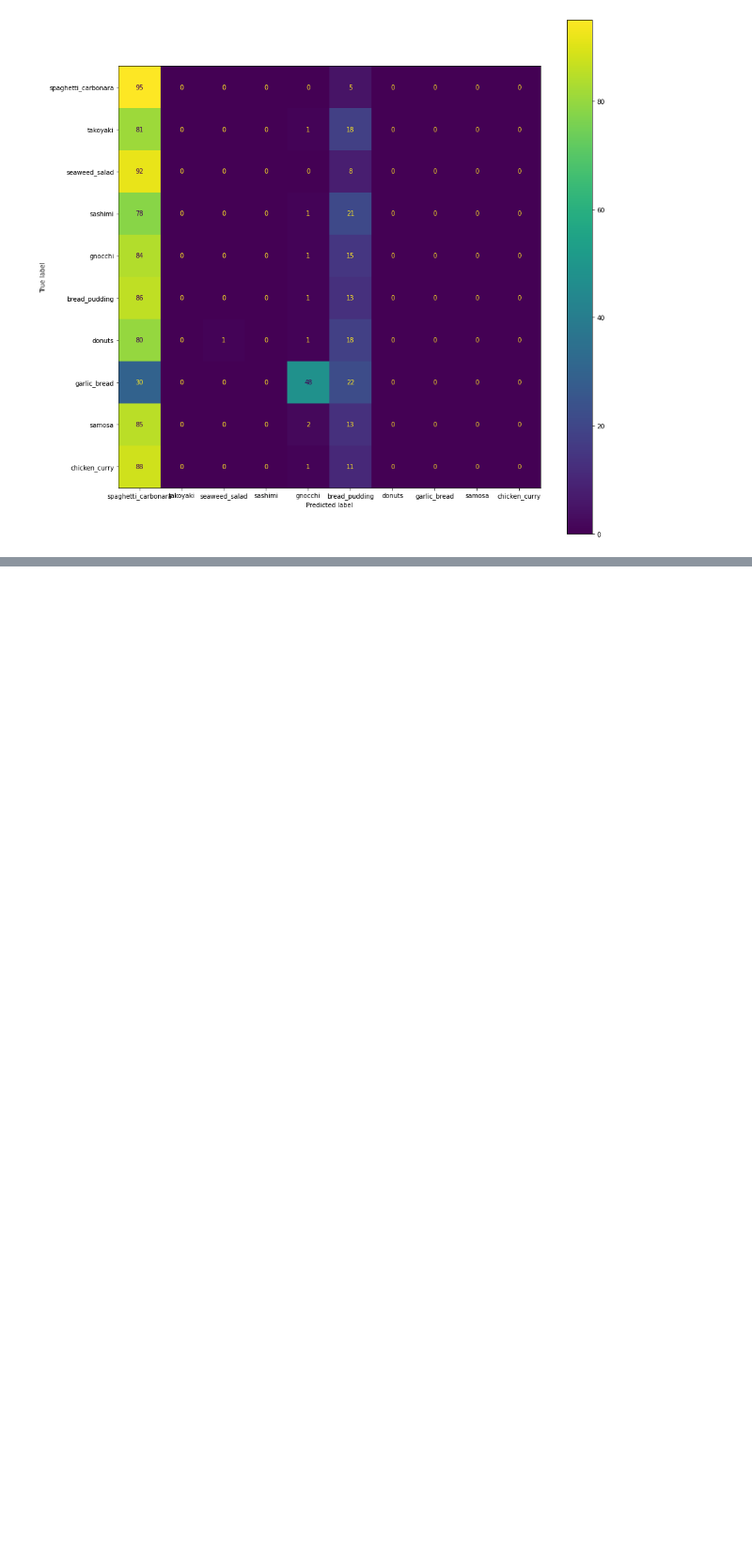
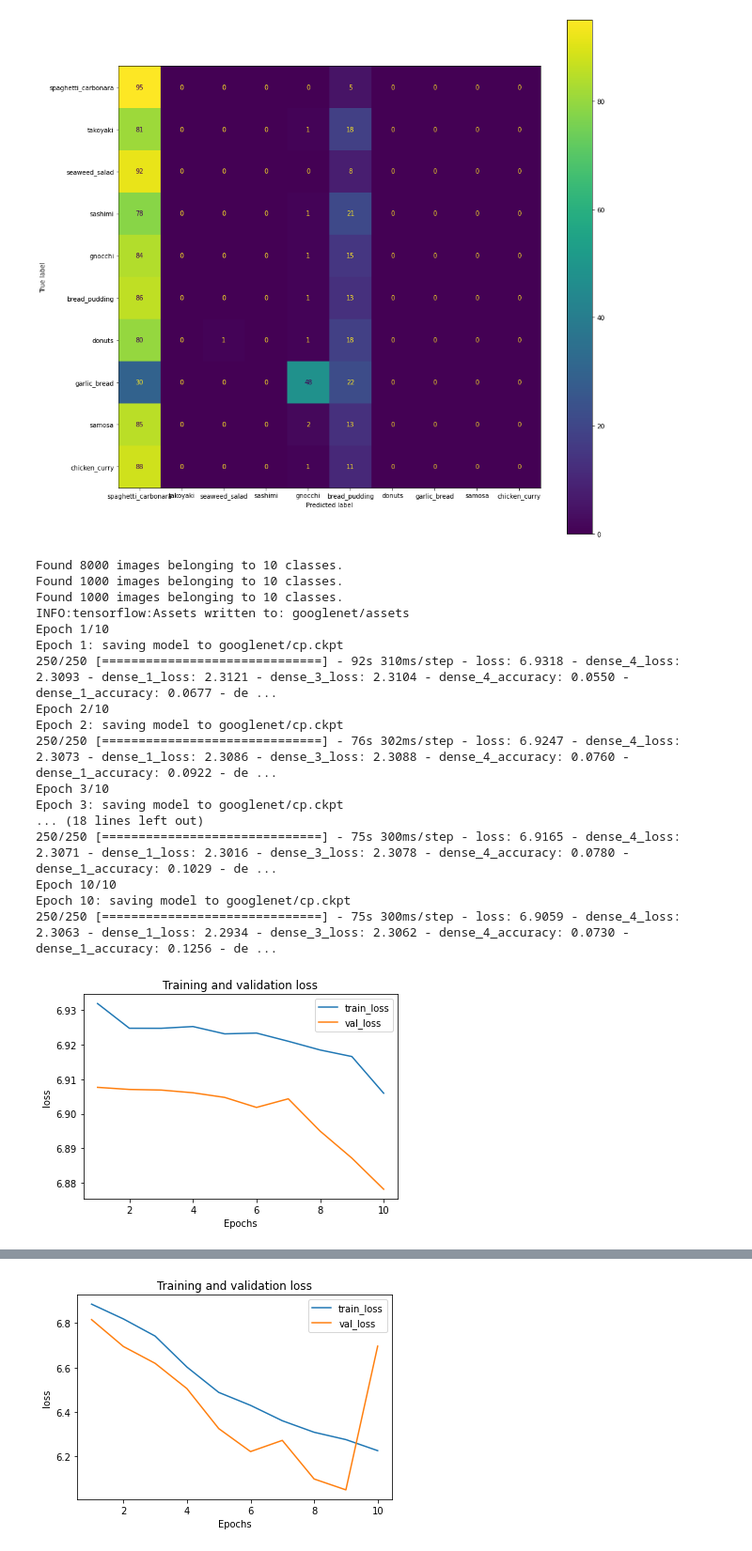
Before and after one commit to hockyy/food-101-mlcv, a Jupyter notebook: FoodHockyExplore.ipynb, the cells around one changed output, grey strips where cells are left out. Shown at 94% size. Drawn from its saved outputs; the diff is of its cells as text; code cells hidden in the pictures; blank space fills up the shorter version.

```diff
--- a/FoodHockyExplore.ipynb
+++ b/FoodHockyExplore.ipynb
@@ -620,9 +620,28 @@ def GoogLeNet():
 # %%
 train_gen, test_gen, validate_gen = create_image_generator(224)
 googlenet = GoogLeNet()
 googlenet.compile(optimizer='sgd',
               loss='categorical_crossentropy',
               metrics=['accuracy'])
-for i in range(50):
-  googlenet = train_or_load_model_early_stopping(googlenet, train_gen, validate_gen, "googlenet", 3)
+for i in range(5):
+  googlenet = train_or_load_model_early_stopping(googlenet, train_gen, validate_gen, "googlenet", 10)
   save_model_to_drive("googlenet")
+# %% [output]
+Found 8000 images belonging to 10 classes.
+Found 1000 images belonging to 10 classes.
+Found 1000 images belonging to 10 classes.
+INFO:tensorflow:Assets written to: googlenet/assets
+Epoch 1/10
+Epoch 1: saving model to googlenet/cp.ckpt
+250/250 [==============================] - 92s 310ms/step - loss: 6.9318 - dense_4_loss: 2.3093 - dense_1_loss: 2.3121 - dense_3_loss: 2.3104 - dense_4_accuracy: 0.0550 - dense_1_accuracy: 0.0677 - de ...
+Epoch 2/10
+Epoch 2: saving model to googlenet/cp.ckpt
+250/250 [==============================] - 76s 302ms/step - loss: 6.9247 - dense_4_loss: 2.3073 - dense_1_loss: 2.3086 - dense_3_loss: 2.3088 - dense_4_accuracy: 0.0760 - dense_1_accuracy: 0.0922 - de ...
+Epoch 3/10
+Epoch 3: saving model to googlenet/cp.ckpt
+... (18 lines left out)
+250/250 [==============================] - 75s 300ms/step - loss: 6.9165 - dense_4_loss: 2.3071 - dense_1_loss: 2.3016 - dense_3_loss: 2.3078 - dense_4_accuracy: 0.0780 - dense_1_accuracy: 0.1029 - de ...
+Epoch 10/10
+Epoch 10: saving model to googlenet/cp.ckpt
+250/250 [==============================] - 75s 300ms/step - loss: 6.9059 - dense_4_loss: 2.3063 - dense_1_loss: 2.2934 - dense_3_loss: 2.3062 - dense_4_accuracy: 0.0730 - dense_1_accuracy: 0.1256 - de ...
+[figure, added]
@@ -628,0 +665 @@ for i in range(50):
+[figure, added]
```
Also changed, not shown: parts of 5 cells of this notebook.
